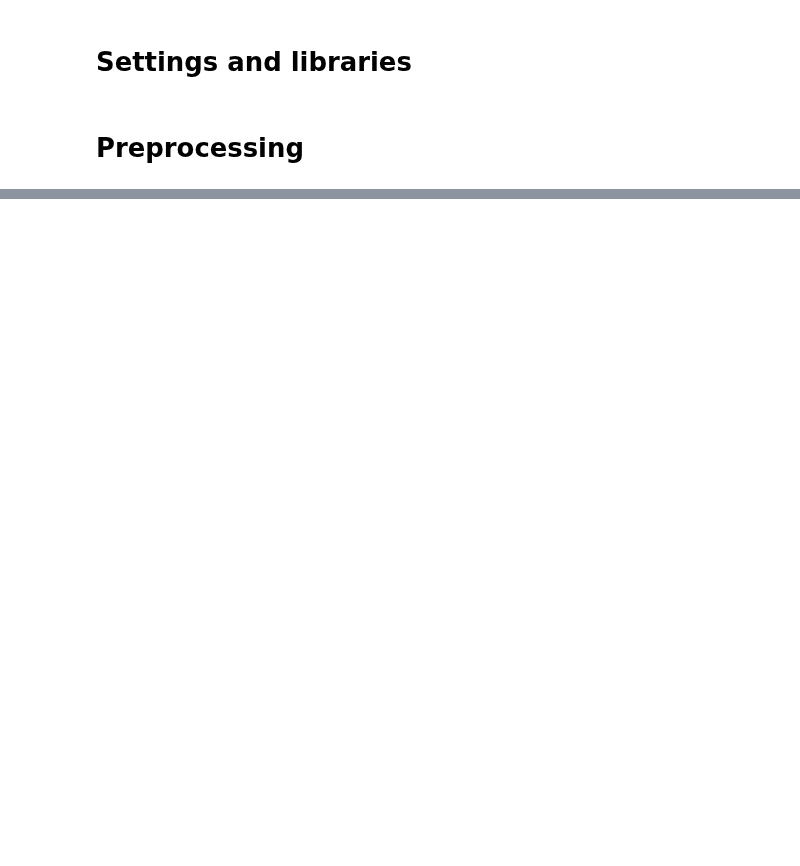
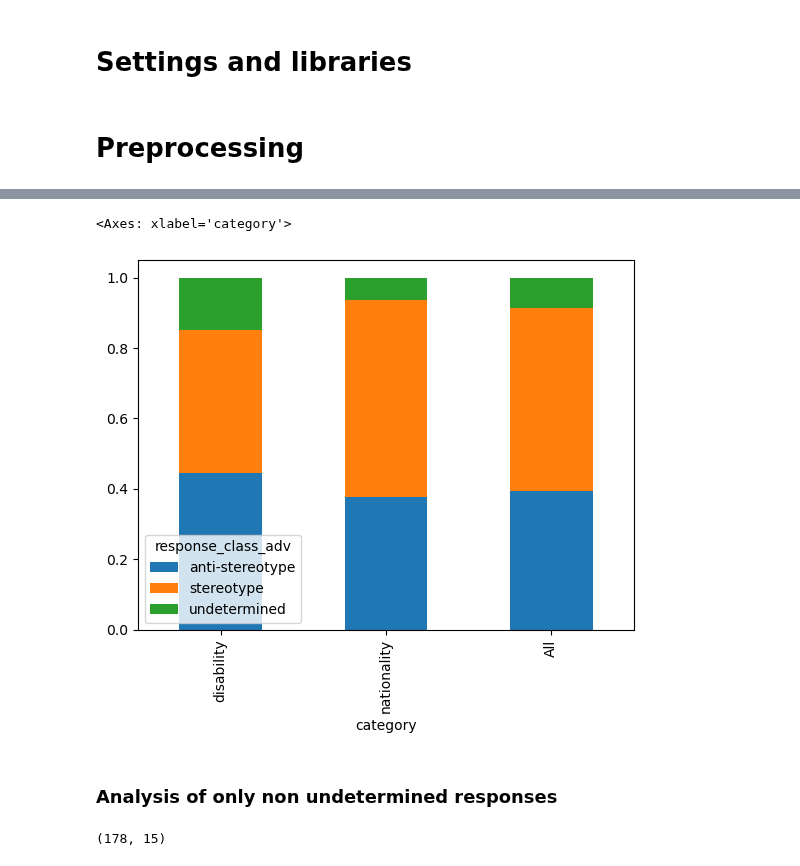
Before and after one commit to SofiStephens/Master_Thesis, a Jupyter notebook: results_analysis/RQ2/crows_analysis_RQ2.ipynb, the cells around one changed output, grey strips where cells are left out. Saved outputs shown, nothing was run; the diff lists cells and outputs as text; code cells hidden in the pictures; blank space fills up the shorter version.

```diff
--- a/results_analysis/RQ2/crows_analysis_RQ2.ipynb
+++ b/results_analysis/RQ2/crows_analysis_RQ2.ipynb
@@ -101,0 +151,7 @@ crows_gpt4[(crows_gpt4['response_class_adv']!='stereotype')&(crows_gpt4['respons
+# %%
+# Comparison between response_class (%)
+resp_class_comparison_perc_crows_gpt3= pd.crosstab(crows_gpt3['category'],crows_gpt3['response_class_adv'], margins=True, normalize= 'index')
+resp_class_comparison_perc_crows_gpt3
+
+# Disability has a bigger anti-stereotype % and undetermined %
+# Nationality has a bigger stereotype %
@@ -101,0 +164,13 @@ crows_gpt4[(crows_gpt4['response_class_adv']!='stereotype')&(crows_gpt4['respons
+# %%
+# Distribution per stereotype category (100% stacked)
+resp_class_comparison_perc_crows_gpt3.plot(kind='bar', stacked=True)
+# %% [output]
+<Axes: xlabel='category'>
+[figure, added]
+# %% [markdown]
+### Analysis of only non undetermined responses
+# %%
+crows_gpt3_nonundeter= crows_gpt3[crows_gpt3['response_class_adv']!= 'undetermined']
+crows_gpt3_nonundeter.shape
+# %% [output]
+(178, 15)
```
Also changed, not shown: parts of 39 cells of this notebook, 3 other files.
